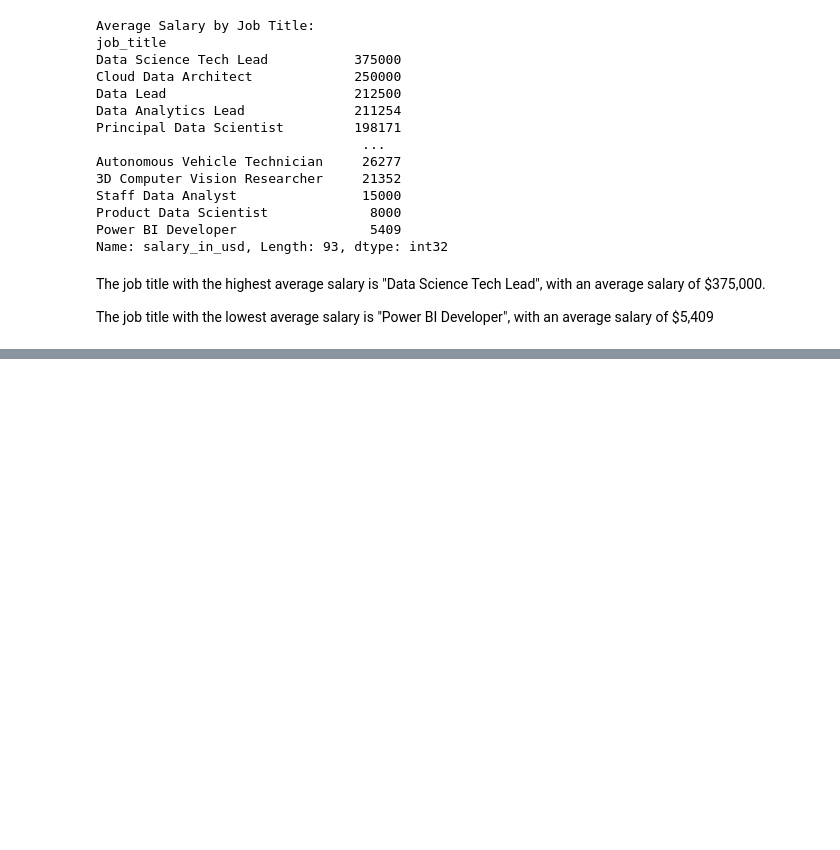
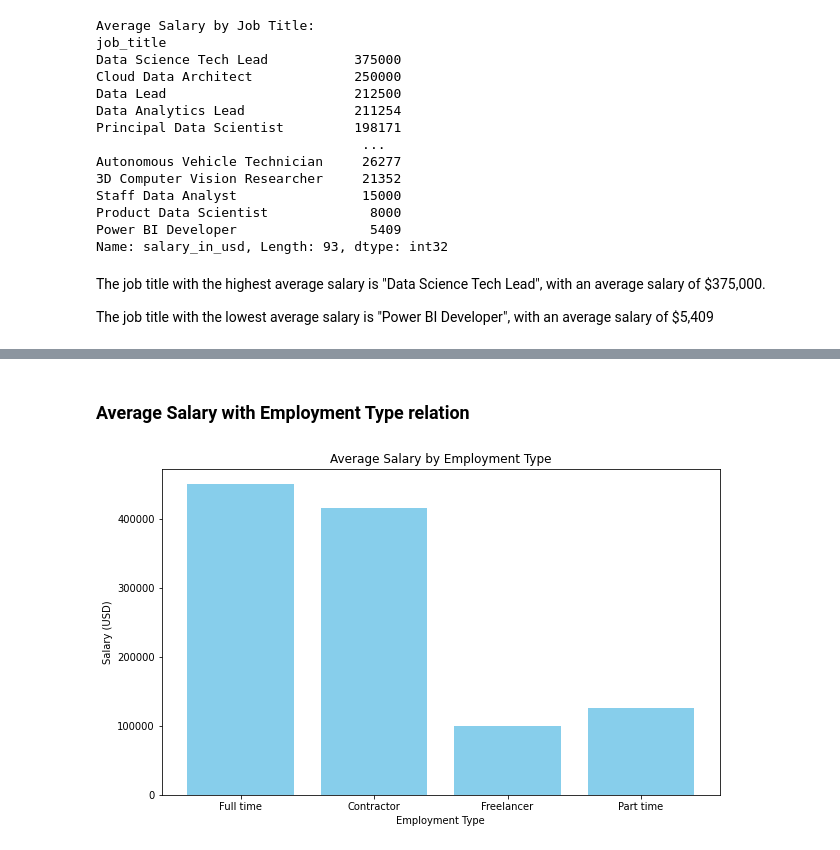
Before and after one commit to mdlangeles/Linkedin_Job_Postings_ETL, a Jupyter notebook: Notebooks/API.ipynb, the cells around one changed output, grey strips where cells are left out. Cells and saved outputs as stored; diff of their text form; code cells hidden in the pictures; blank space fills up the shorter version.

```diff
--- a/Notebooks/API.ipynb
+++ b/Notebooks/API.ipynb
@@ -427,0 +506,13 @@ The job title with the lowest average salary is "Power BI Developer", with an av
+# %% [markdown]
+### Average Salary with Employment Type relation
+# %%
+# Average salary by employment type
+
+plt.figure(figsize=(10, 6))
+barplot = plt.bar(jobs1['employment_type'], jobs1['salary_in_usd'], color='skyblue')
+plt.title('Average Salary by Employment Type')
+plt.xlabel('Employment Type')
+plt.ylabel('Salary (USD)')
+plt.show()
+# %% [output]
+[figure, added]
```
Also changed, not shown: parts of 18 cells of this notebook.
